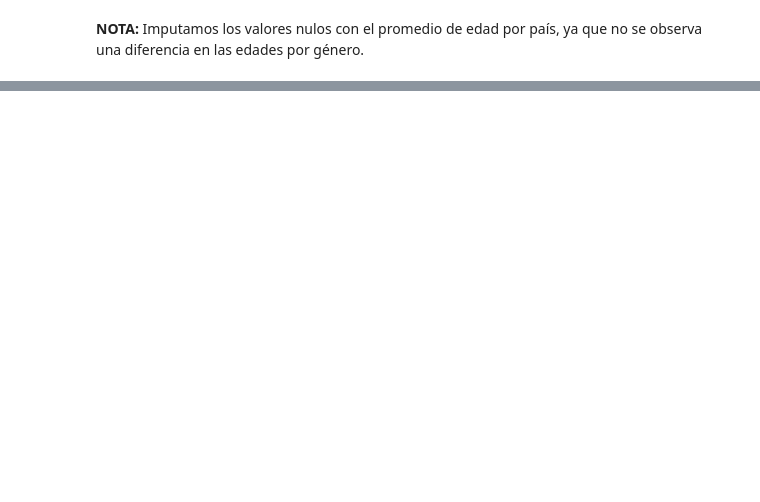
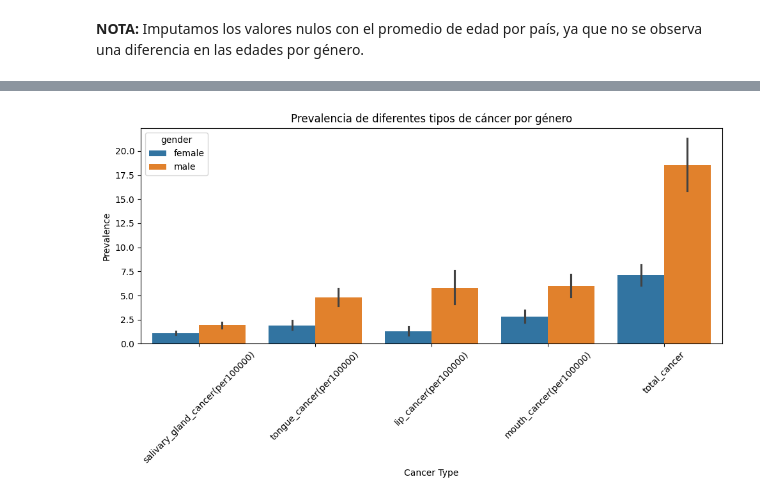
Before and after one commit to Xim0627/equipo6-tecnolochicas-dental-cancer, a Jupyter notebook: proyecto_m3.ipynb, the cells around one changed output, grey strips where cells are left out. Cells and saved outputs as stored; diff of their text form; code cells hidden in the pictures; blank space fills up the shorter version.

```diff
--- a/proyecto_m3.ipynb
+++ b/proyecto_m3.ipynb
@@ -20,7 +24,7 @@ warnings.filterwarnings('ignore')
 file_id = "1Sc3L35SbDqhRXM8yqZKxAtk1gZ2YZUxM"
 
 # Construir la URL de descarga directa
-url = f"https://drive.google.com/uc?export=download&id={file_id}"
+url = f"https://drive.google.com/uc?export=download&id=1Sc3L35SbDqhRXM8yqZKxAtk1gZ2YZUxM"
 
 # Cargar el archivo CSV desde Google Drive
 df = pd.read_csv(url)
@@ -67,5 +63,0 @@ df = df.rename(columns=new_column_names)
-# %%
-#Agregamos la columna gender como codificación
-df['gender_binary'] = 0
-df['gender_binary'][df['gender'] == 'male'] = 1
-df.head()
@@ -403,0 +332,15 @@ plt.show()
+# %%
+# Simplificamos la base agrupando sólo por país y género
+
+grouped_df = df.groupby(['country', 'gender']).agg({
+    'salivary_gland_cancer(per100000)': 'mean',
+    'tongue_cancer(per100000)': 'mean',
+    'lip_cancer(per100000)': 'mean',
+    'mouth_cancer(per100000)': 'mean'
+}).reset_index()
+#Añadimos una nueva columna llamada "total_cancer" para juntar la prevalencia total de cancer
+grouped_df['total_cancer'] = (grouped_df['salivary_gland_cancer(per100000)'] +
+                              grouped_df['tongue_cancer(per100000)'] +
+                              grouped_df['lip_cancer(per100000)'] +
+                              grouped_df['mouth_cancer(per100000)'])
+grouped_df
@@ -403,0 +361,16 @@ plt.show()
+# %%
+# Gráficamos la prevalencia de los distintos tipos de cáncer por género
+
+plt.figure(figsize=(10, 6))
+df_melted = grouped_df.melt(id_vars=["country", "gender"],
+                    value_vars=['salivary_gland_cancer(per100000)', 'tongue_cancer(per100000)',
+                                'lip_cancer(per100000)', 'mouth_cancer(per100000)', 'total_cancer'],
+                    var_name='Cancer Type', value_name='Prevalence')
+
+sns.barplot(x='Cancer Type', y='Prevalence', hue='gender', data=df_melted)
+plt.title('Prevalencia de diferentes tipos de cáncer por género')
+plt.xticks(rotation=45)
+plt.tight_layout()
+plt.show()
+# %% [output]
+[figure, added]
```
Also changed, not shown: parts of 49 cells of this notebook.
